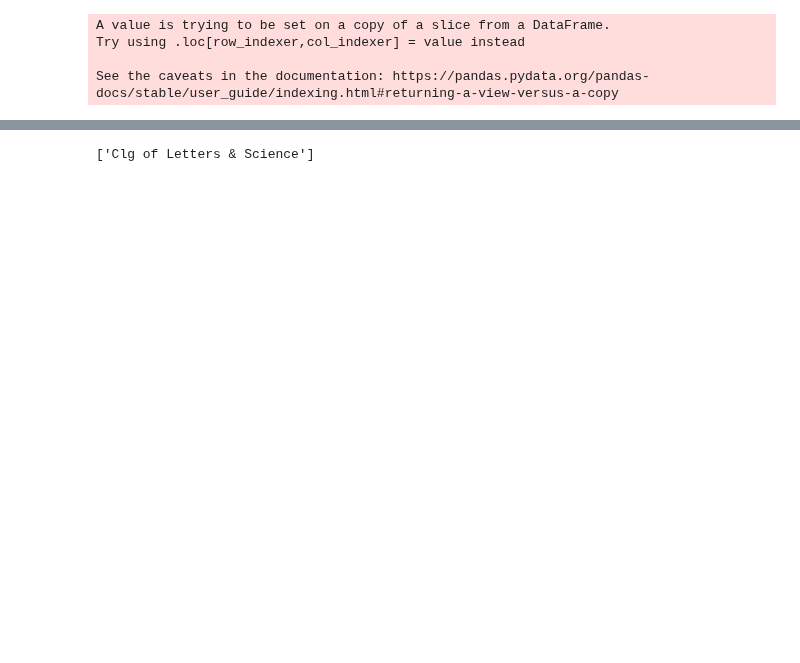
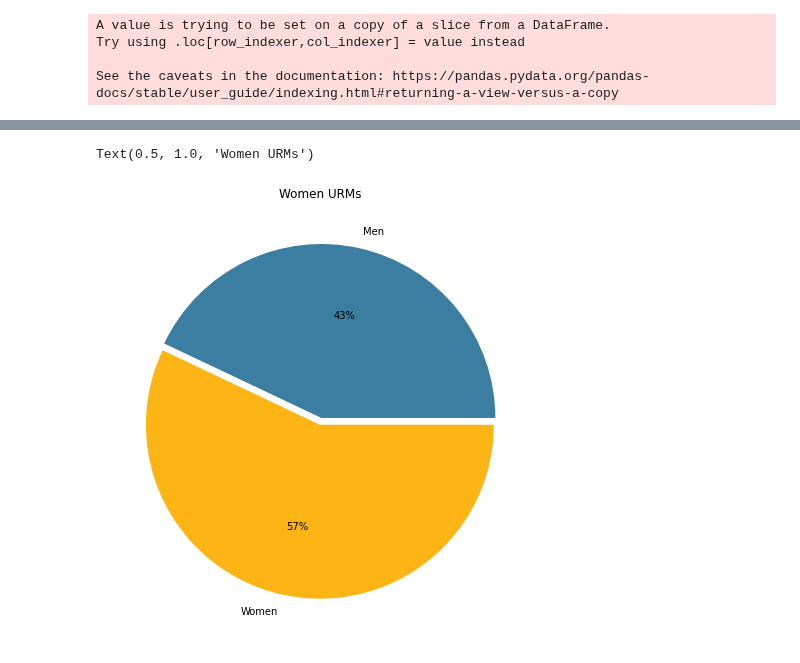
Before and after one commit to PaulDTP/Berkeley_Jacobs, a Jupyter notebook: urm_ls.ipynb, the cells around one changed output, grey strips where cells are left out. Saved outputs shown, nothing was run; the diff lists cells and outputs as text; code cells hidden in the pictures; blank space fills up the shorter version.

```diff
--- a/urm_ls.ipynb
+++ b/urm_ls.ipynb
@@ -59,5 +75,12 @@ urms
+# %%
+plt.figure(figsize = (10,8))
+plt.pie(urms_women, labels=urms_women.index, colors=blue_gold, autopct="%.0f%%", explode=[0.02]*2, pctdistance=0.6,)
+plt.title("Women URMs")
+#plt.xlabel("7 Declined to State Gender")
+# %% [output]
+Text(0.5, 1.0, 'Women URMs')
+[figure, added]
 # %%
-urms.merge(student_majors[['ppsk', 'college']], on='ppsk')
-['Clg of Letters & Science']
+# do not run twice without resetting 'urms' variable
+urms = urms.merge(student_majors[['ppsk', 'college']], on='ppsk').drop_duplicates()
+urms_ls = urms[urms['college'] == 'Clg of Letters & Science']
-# %% [output]
-['Clg of Letters & Science']
```
Also changed, not shown: parts of 15 cells of this notebook, 5 other files.
